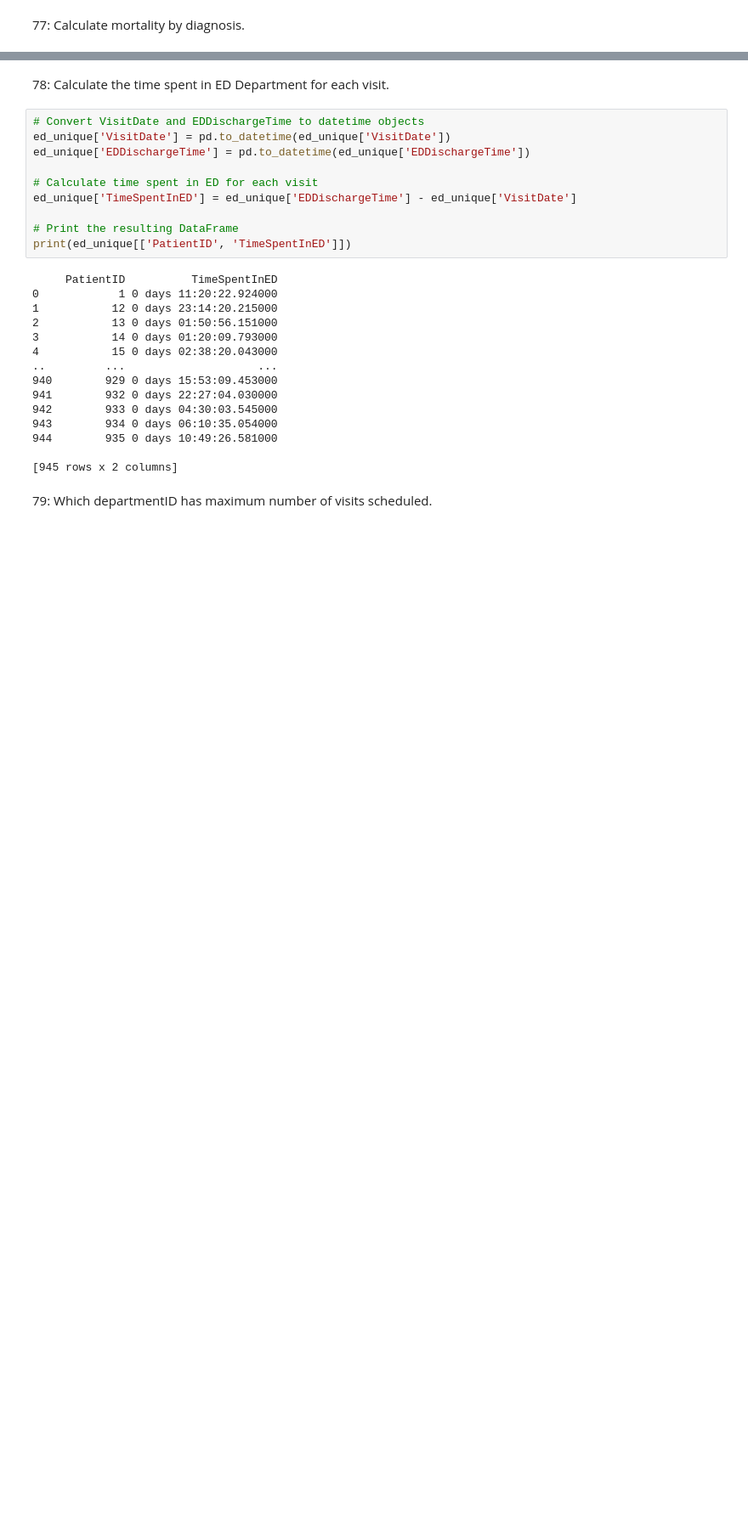
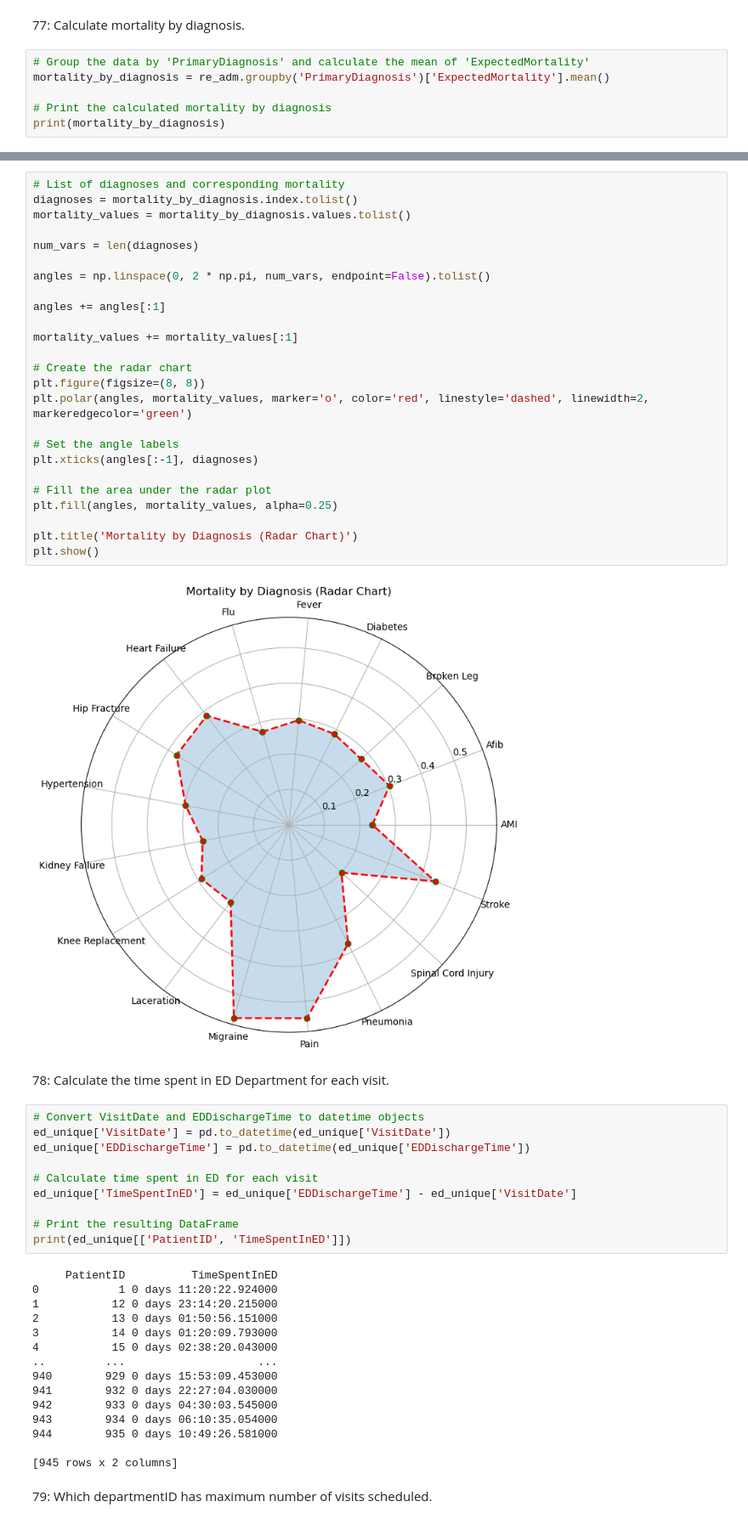
Before and after one commit to Amitha-sridhar/Py-Coders, a Jupyter notebook: Python Hackathon.ipynb, the cells around one changed output, grey strips where cells are left out. Shown at 85% size. Saved outputs shown, nothing was run; the diff lists cells and outputs as text; blank space fills up the shorter version.

```diff
--- a/Python Hackathon.ipynb
+++ b/Python Hackathon.ipynb
@@ -332,2 +359,8 @@ Name: 236, dtype: object
 # %% [markdown]
 77: Calculate mortality by diagnosis.
+# %%
+# Group the data by 'PrimaryDiagnosis' and calculate the mean of 'ExpectedMortality'
+mortality_by_diagnosis = re_adm.groupby('PrimaryDiagnosis')['ExpectedMortality'].mean()
+
+# Print the calculated mortality by diagnosis
+print(mortality_by_diagnosis)
@@ -334,3 +387,30 @@ Name: 236, dtype: object
+# %%
+# List of diagnoses and corresponding mortality
+diagnoses = mortality_by_diagnosis.index.tolist()
+mortality_values = mortality_by_diagnosis.values.tolist()
+
+num_vars = len(diagnoses)
+
+angles = np.linspace(0, 2 * np.pi, num_vars, endpoint=False).tolist()
+
+angles += angles[:1]
+
+mortality_values += mortality_values[:1]
+
+# Create the radar chart
+plt.figure(figsize=(8, 8))
+plt.polar(angles, mortality_values, marker='o', color='red', linestyle='dashed', linewidth=2, markeredgecolor='green')
+
+# Set the angle labels
+plt.xticks(angles[:-1], diagnoses)
+
+# Fill the area under the radar plot
+plt.fill(angles, mortality_values, alpha=0.25)
+
+plt.title('Mortality by Diagnosis (Radar Chart)')
+plt.show()
+# %% [output]
+[figure, added]
 # %% [markdown]
 78: Calculate the time spent in ED Department for each visit.
 # %%
```
Also changed, not shown: parts of 14 cells of this notebook.
